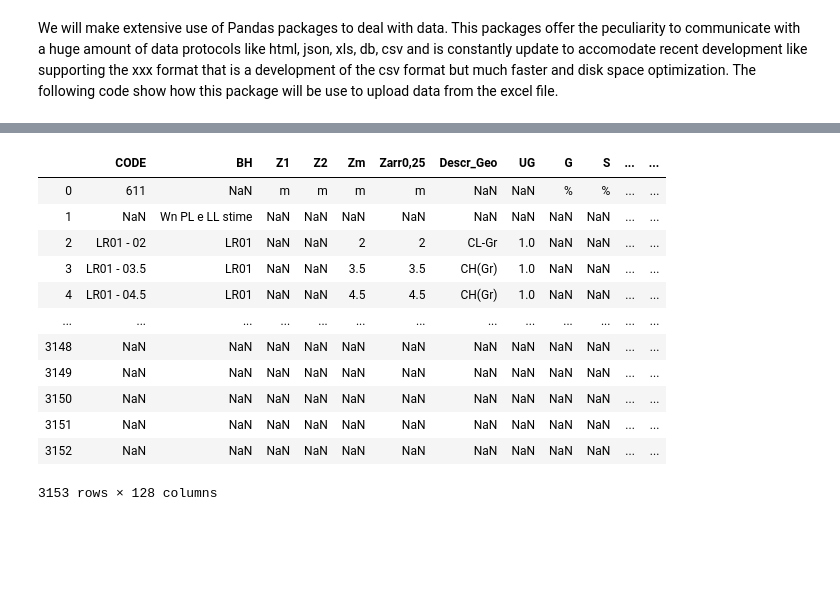
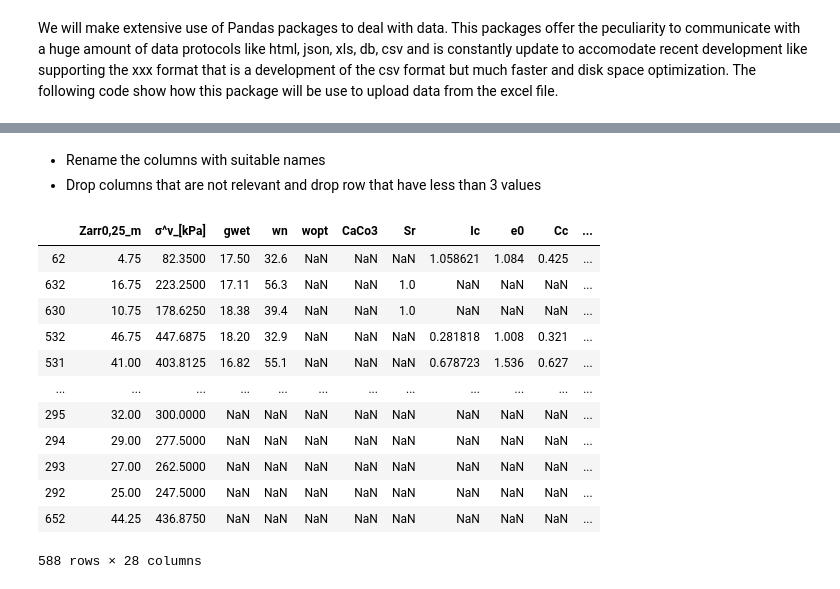
Before and after one commit to fabrizioperuzzo/bayesian_analysis_geotech, a Jupyter notebook: Untitled.ipynb, the cells around one changed output, grey strips where cells are left out. Saved outputs shown, nothing was run; the diff lists cells and outputs as text; code cells hidden in the pictures; blank space fills up the shorter version.

```diff
--- a/Untitled.ipynb
+++ b/Untitled.ipynb
@@ -31 +96,3 @@ df1 = pd.read_excel(xls, sheetsls[11])
+# %%
+df2=df[df.describe().columns.tolist()]
 # %%
@@ -71,17 +102,3 @@ tabella 1 nome: Caratt_Compl (2)
-# %%
-df = pd.read_excel(xls, sheetsls[4])
-df
-# %% [output]
-|  | CODE | BH | Z1 | Z2 | Zm | Zarr0,25 | Descr_Geo | UG | G | S | ... | ... |
-| 0 | 611 | NaN | m | m | m | m | NaN | NaN | % | % | ... | ... |
-| 1 | NaN | Wn PL e LL stime | NaN | NaN | NaN | NaN | NaN | NaN | NaN | NaN | ... | ... |
-| 2 | LR01 - 02 | LR01 | NaN | NaN | 2 | 2 | CL-Gr | 1.0 | NaN | NaN | ... | ... |
-| 3 | LR01 - 03.5 | LR01 | NaN | NaN | 3.5 | 3.5 | CH(Gr) | 1.0 | NaN | NaN | ... | ... |
-| 4 | LR01 - 04.5 | LR01 | NaN | NaN | 4.5 | 4.5 | CH(Gr) | 1.0 | NaN | NaN | ... | ... |
-| ... | ... | ... | ... | ... | ... | ... | ... | ... | ... | ... | ... | ... |
-| 3148 | NaN | NaN | NaN | NaN | NaN | NaN | NaN | NaN | NaN | NaN | ... | ... |
-| 3149 | NaN | NaN | NaN | NaN | NaN | NaN | NaN | NaN | NaN | NaN | ... | ... |
-| 3150 | NaN | NaN | NaN | NaN | NaN | NaN | NaN | NaN | NaN | NaN | ... | ... |
-| 3151 | NaN | NaN | NaN | NaN | NaN | NaN | NaN | NaN | NaN | NaN | ... | ... |
-| 3152 | NaN | NaN | NaN | NaN | NaN | NaN | NaN | NaN | NaN | NaN | ... | ... |
-3153 rows × 128 columns
+# %% [markdown]
+- Rename the columns with suitable names
+- Drop columns that are not relevant and drop row that have less than 3 values
@@ -87,0 +108,17 @@ df
+# %%
+df2['count']=df.count(axis=1)
+df2.sort_values('count', ascending=False)
+# %% [output]
+|  | Zarr0,25_m | σ^v_[kPa] | gwet | wn | wopt | CaCo3 | Sr | Ic | e0 | Cc | ... |
+| 62 | 4.75 | 82.3500 | 17.50 | 32.6 | NaN | NaN | NaN | 1.058621 | 1.084 | 0.425 | ... |
+| 632 | 16.75 | 223.2500 | 17.11 | 56.3 | NaN | NaN | 1.0 | NaN | NaN | NaN | ... |
+| 630 | 10.75 | 178.6250 | 18.38 | 39.4 | NaN | NaN | 1.0 | NaN | NaN | NaN | ... |
+| 532 | 46.75 | 447.6875 | 18.20 | 32.9 | NaN | NaN | NaN | 0.281818 | 1.008 | 0.321 | ... |
+| 531 | 41.00 | 403.8125 | 16.82 | 55.1 | NaN | NaN | NaN | 0.678723 | 1.536 | 0.627 | ... |
+| ... | ... | ... | ... | ... | ... | ... | ... | ... | ... | ... | ... |
+| 295 | 32.00 | 300.0000 | NaN | NaN | NaN | NaN | NaN | NaN | NaN | NaN | ... |
+| 294 | 29.00 | 277.5000 | NaN | NaN | NaN | NaN | NaN | NaN | NaN | NaN | ... |
+| 293 | 27.00 | 262.5000 | NaN | NaN | NaN | NaN | NaN | NaN | NaN | NaN | ... |
+| 292 | 25.00 | 247.5000 | NaN | NaN | NaN | NaN | NaN | NaN | NaN | NaN | ... |
+| 652 | 44.25 | 436.8750 | NaN | NaN | NaN | NaN | NaN | NaN | NaN | NaN | ... |
+588 rows × 28 columns
```
Also changed, not shown: parts of 33 cells of this notebook.
